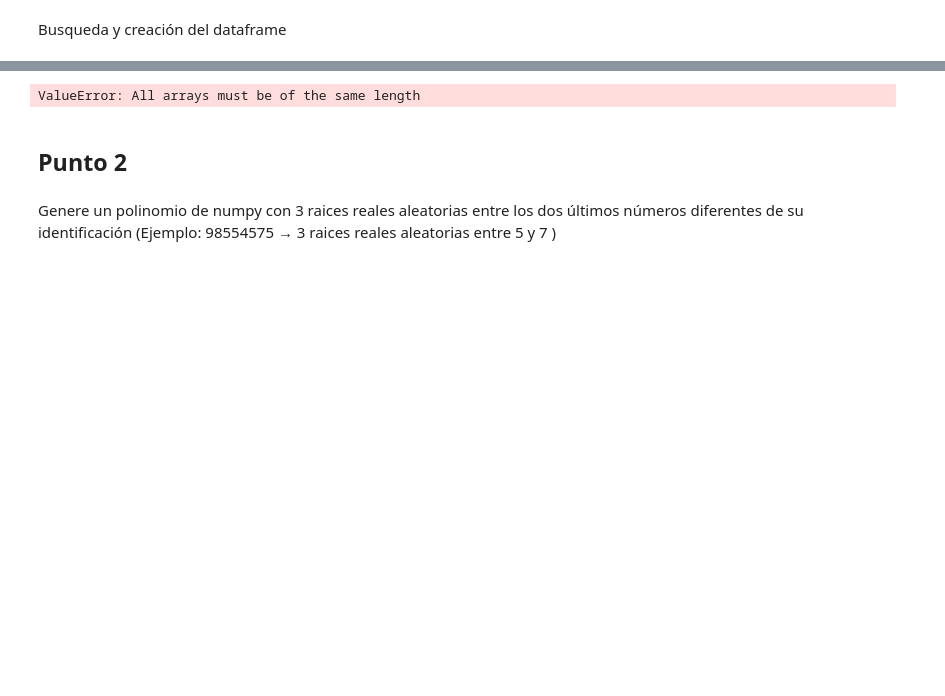
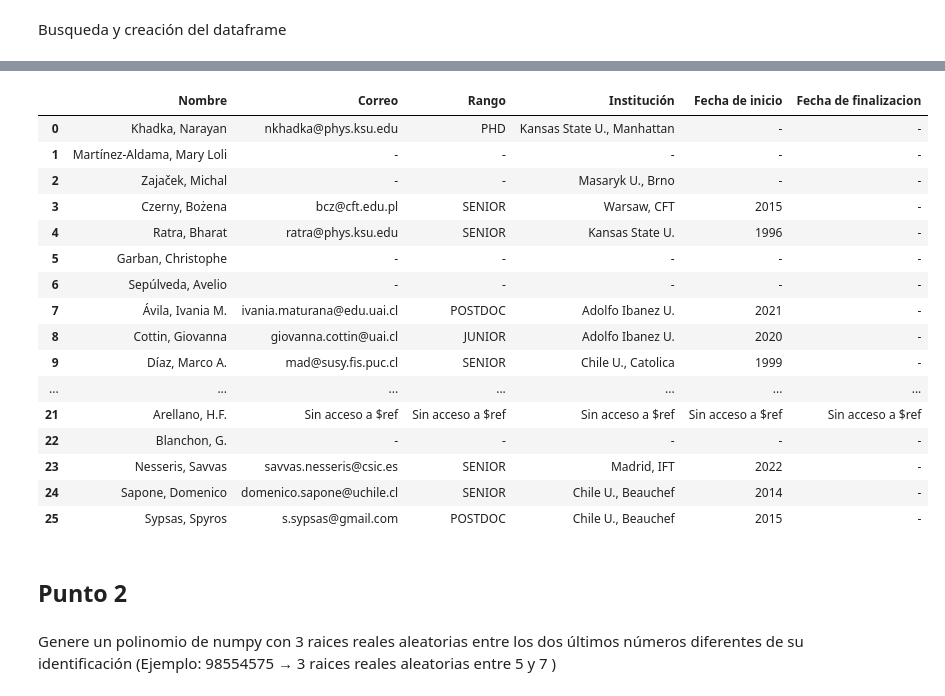
Before and after one commit to Yoposk/PrimerExamen, a Jupyter notebook: Examen_1_MC.ipynb, the cells around one changed output, grey strips where cells are left out. Cells and saved outputs as stored; diff of their text form; code cells hidden in the pictures; blank space fills up the shorter version.

```diff
--- a/Examen_1_MC.ipynb
+++ b/Examen_1_MC.ipynb
@@ -136,8 +106,25 @@ Final:  26
 ResumenDeLosDatos = {"Nombre":NombreAuthor,"Correo":CorreoAuthor,"Rango":Rango,"Institución":Institution,"Fecha de inicio":FechaInicio,"Fecha de finalizacion":FechaFinalizacion}
 # %%
 ElDataFrame = pd.DataFrame(ResumenDeLosDatos)
+ElDataFrame
 # %% [output]
-ValueError: All arrays must be of the same length
+|  | Nombre | Correo | Rango | Institución | Fecha de inicio | Fecha de finalizacion |
+| 0 | Khadka, Narayan | nkhadka@phys.ksu.edu | PHD | Kansas State U., Manhattan | - | - |
+| 1 | Martínez-Aldama, Mary Loli | - | - | - | - | - |
+| 2 | Zajaček, Michal | - | - | Masaryk U., Brno | - | - |
+| 3 | Czerny, Bożena | bcz@cft.edu.pl | SENIOR | Warsaw, CFT | 2015 | - |
+| 4 | Ratra, Bharat | ratra@phys.ksu.edu | SENIOR | Kansas State U. | 1996 | - |
+| 5 | Garban, Christophe | - | - | - | - | - |
+| 6 | Sepúlveda, Avelio | - | - | - | - | - |
+| 7 | Ávila, Ivania M. | ivania.maturana@edu.uai.cl | POSTDOC | Adolfo Ibanez U. | 2021 | - |
+| 8 | Cottin, Giovanna | giovanna.cottin@uai.cl | JUNIOR | Adolfo Ibanez U. | 2020 | - |
+| 9 | Díaz, Marco A. | mad@susy.fis.puc.cl | SENIOR | Chile U., Catolica | 1999 | - |
+| ... | ... | ... | ... | ... | ... | ... |
+| 21 | Arellano, H.F. | Sin acceso a $ref | Sin acceso a $ref | Sin acceso a $ref | Sin acceso a $ref | Sin acceso a $ref |
+| 22 | Blanchon, G. | - | - | - | - | - |
+| 23 | Nesseris, Savvas | savvas.nesseris@csic.es | SENIOR | Madrid, IFT | 2022 | - |
+| 24 | Sapone, Domenico | domenico.sapone@uchile.cl | SENIOR | Chile U., Beauchef | 2014 | - |
+| 25 | Sypsas, Spyros | s.sypsas@gmail.com | POSTDOC | Chile U., Beauchef | 2015 | - |
 # %% [markdown]
 ## Punto 2
 # %% [markdown]
```
Also changed, not shown: parts of 10 cells of this notebook.
